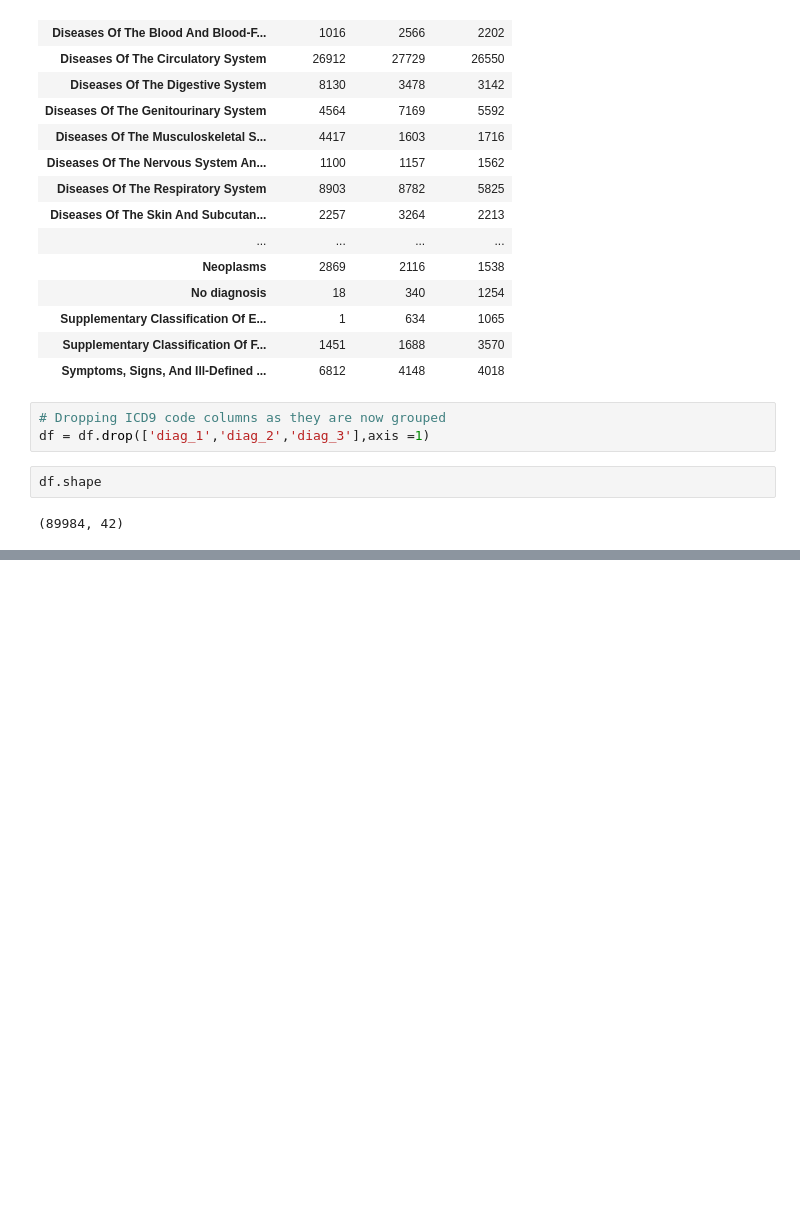
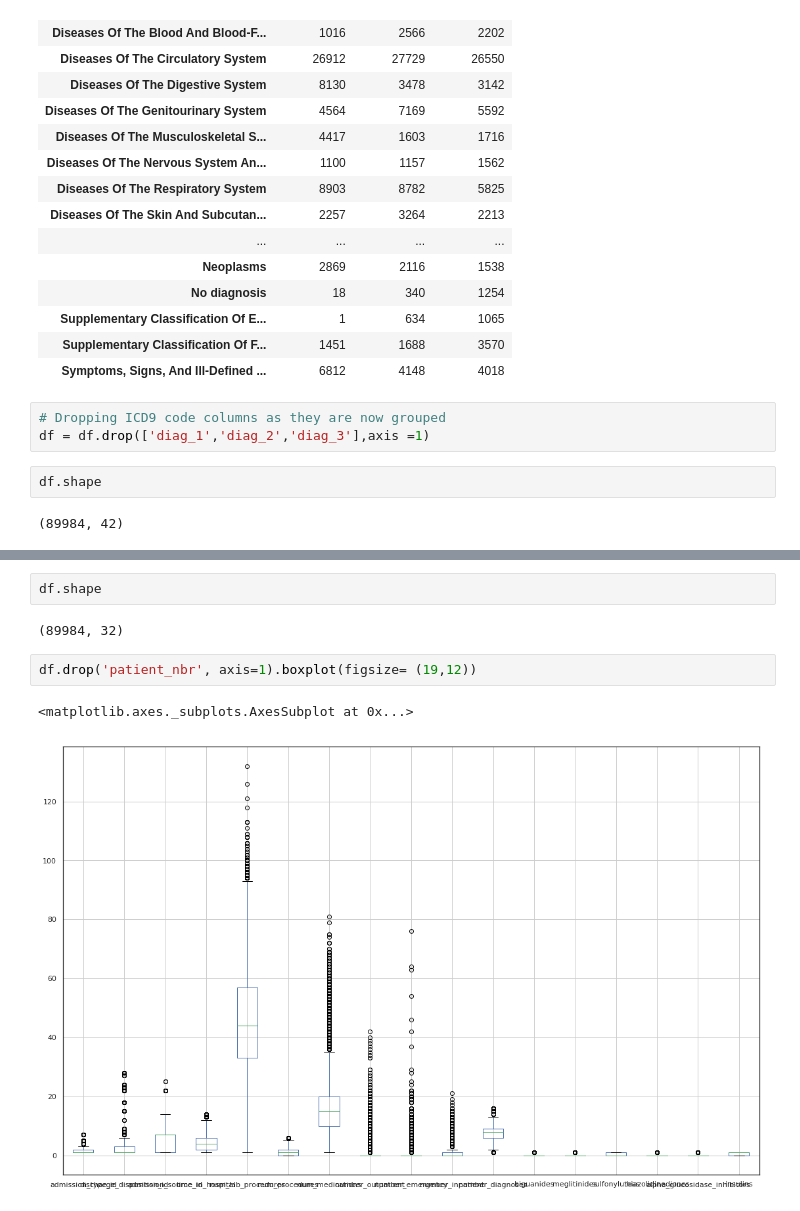
Before and after one commit to agaujean9/Hospital-Readmissions-Classifier, a Jupyter notebook: Readmissions.ipynb, the cells around one changed output, grey strips where cells are left out. Drawn from its saved outputs; the diff is of its cells as text; blank space fills up the shorter version.

```diff
--- a/Readmissions.ipynb
+++ b/Readmissions.ipynb
@@ -234,0 +335,9 @@ plt.yticks(size = 12)
+# %%
+df.shape
+# %% [output]
+(89984, 32)
+# %%
+df.drop('patient_nbr', axis=1).boxplot(figsize= (19,12))
+# %% [output]
+<matplotlib.axes._subplots.AxesSubplot at 0x...>
+[figure, added]
```
Also changed, not shown: parts of 12 cells of this notebook, 8 other files.
